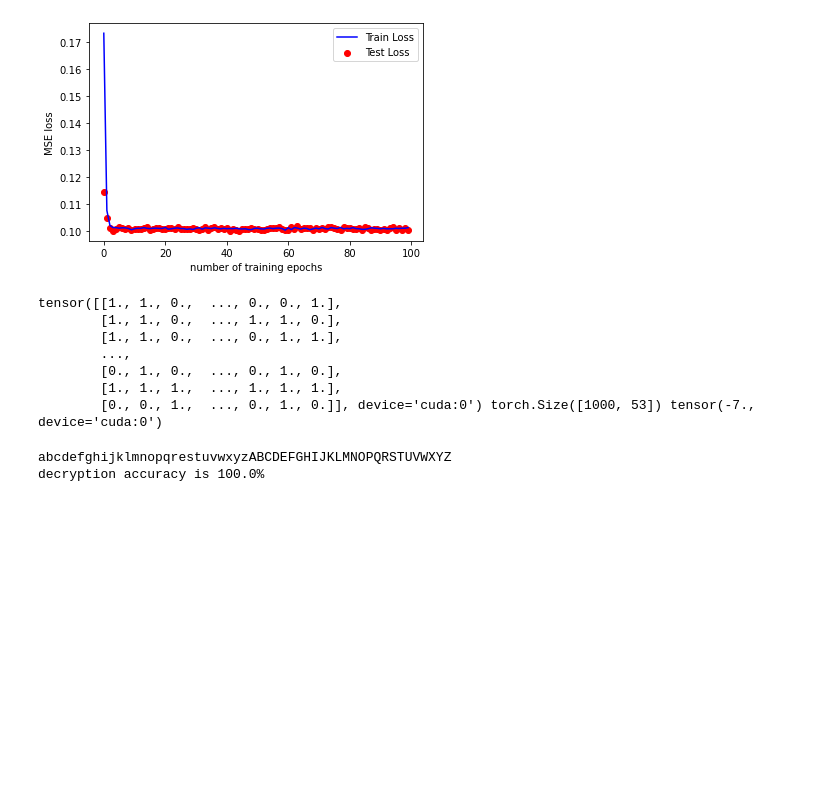
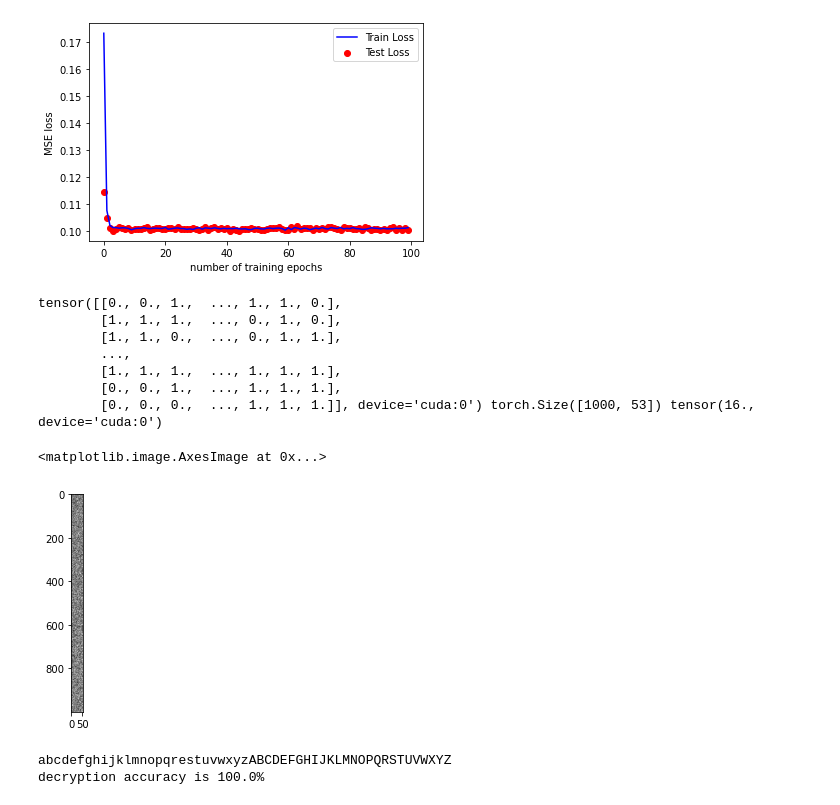
Before and after one commit to caixunshiren/One_hot_net, a Jupyter notebook: Letter Crypotography.ipynb, the cells around one changed output. Saved outputs shown, nothing was run; the diff lists cells and outputs as text; code cells hidden in the pictures; blank space fills up the shorter version.

```diff
--- a/Letter Crypotography.ipynb
+++ b/Letter Crypotography.ipynb
@@ -216,14 +216,17 @@ def encrypt(message, model, secret_key, n = noise):
 encrypted_message = encrypt(message, model1, secret_key, n = 2)
 # %%
 print(encrypted_message, encrypted_message.shape, torch.sum(encrypted_message[:,-1]-encrypted_message[:,-2]))
+plt.imshow(encrypted_message.cpu().detach().numpy(),  cmap=plt.cm.gray)
 # %% [output]
-tensor([[1., 1., 0.,  ..., 0., 0., 1.],
-        [1., 1., 0.,  ..., 1., 1., 0.],
+tensor([[0., 0., 1.,  ..., 1., 1., 0.],
+        [1., 1., 1.,  ..., 0., 1., 0.],
         [1., 1., 0.,  ..., 0., 1., 1.],
         ...,
-        [0., 1., 0.,  ..., 0., 1., 0.],
         [1., 1., 1.,  ..., 1., 1., 1.],
-        [0., 0., 1.,  ..., 0., 1., 0.]], device='cuda:0') torch.Size([1000, 53]) tensor(-7., device='cuda:0')
+        [0., 0., 1.,  ..., 1., 1., 1.],
+        [0., 0., 0.,  ..., 1., 1., 1.]], device='cuda:0') torch.Size([1000, 53]) tensor(16., device='cuda:0')
+<matplotlib.image.AxesImage at 0x...>
+[figure, added]
 # %%
 def determine_letter(vec, secret_key):
     ind=torch.argmin(torch.norm(secret_key-vec,dim=0))
```
